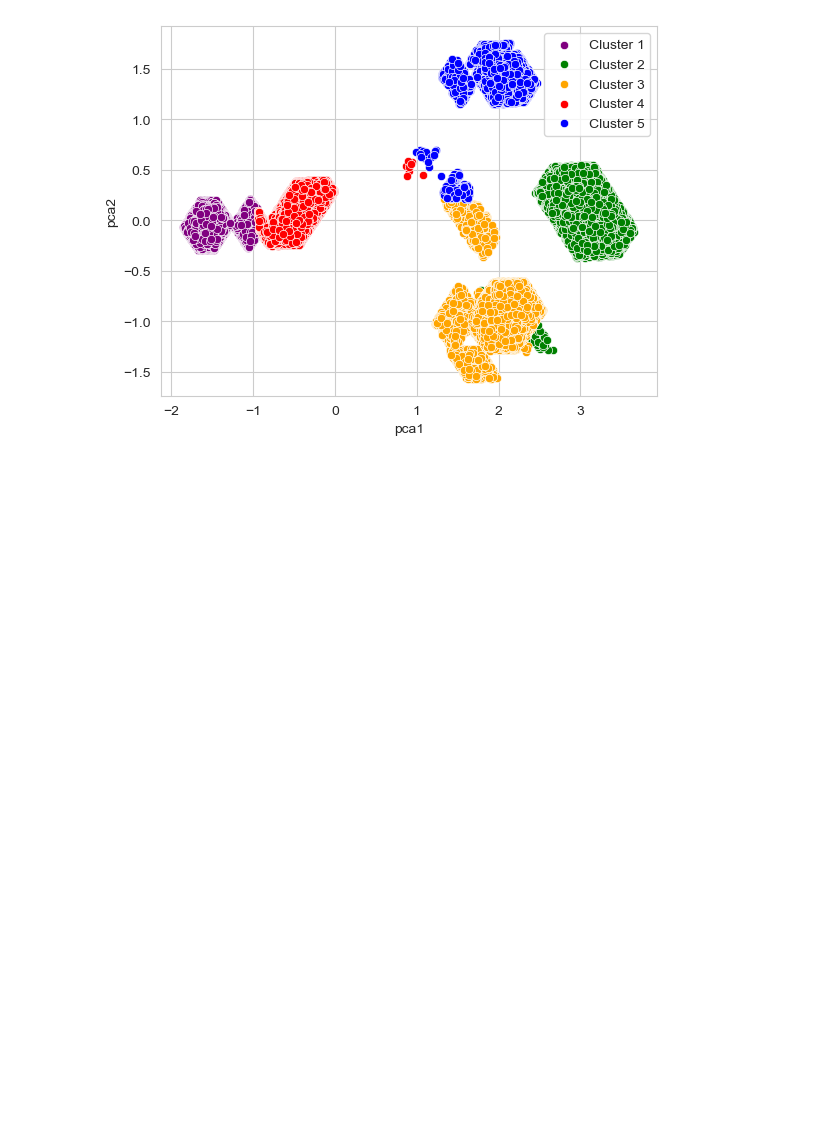
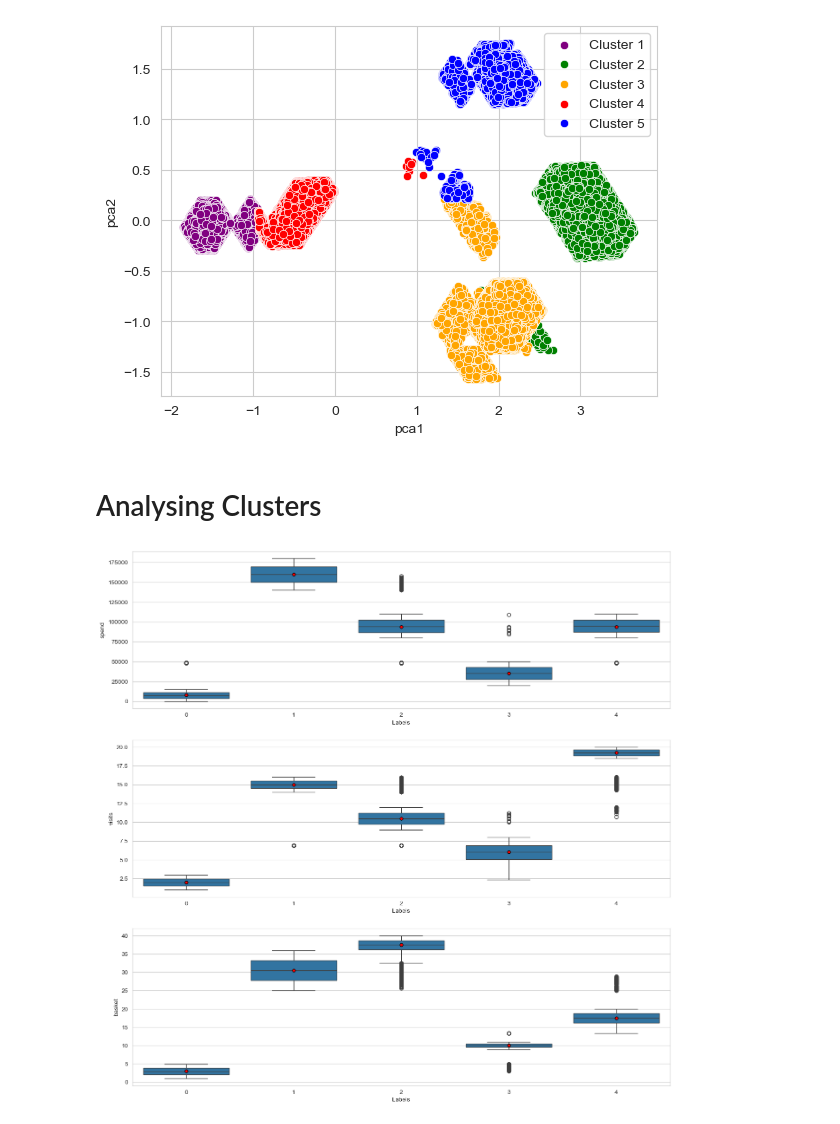
Before and after one commit to ruwindarowel/DataStrom_5.0_Team_Jarvis, a Jupyter notebook: Semi_Finals/Notebooks/Team_JARVIS_Data_Analysis_Final.ipynb, the cells around one changed output. Saved outputs shown, nothing was run; the diff lists cells and outputs as text; code cells hidden in the pictures; blank space fills up the shorter version.

```diff
--- a/Semi_Finals/Notebooks/Semi-Ruwinda.ipynb
+++ b/Semi_Finals/Notebooks/Team_JARVIS_Data_Analysis_Final.ipynb
@@ -285,4 +285,6 @@ print(f"Number of outliers removed: {num_outliers_removed}")
 # %% [output]
 [figure]
 Number of outliers removed: 56000
+# %%
+quants=['spend', 'visits', 'basket']
 # %%
@@ -401,3 +413,20 @@ sns.scatterplot(x='pca1', y='pca2', data=df_4, color='blue', label='Cluster 5')
 # %% [output]
 <Axes: xlabel='pca1', ylabel='pca2'>
 [figure]
+# %% [markdown]
+# Analysing Clusters
+# %%
+fig,axes = plt.subplots(nrows=3,ncols=1,figsize=(16,16))
+
+for i,ax in enumerate(axes.ravel()):
+    sns.boxplot(x=df_cleaned.Labels,
+                y=df_cleaned[quants[i]],
+                showmeans=True,
+                meanprops={"marker": "o", "markerfacecolor": 'red',"markeredgecolor": "black","markersize": "5"},
+                ax=ax)
+    #ax.set_title(f"Boxplot of {(quants[i])}")
+
+
+plt.show()
+# %% [output]
+[figure, added]
```
Also changed, not shown: parts of 4 cells of this notebook.
